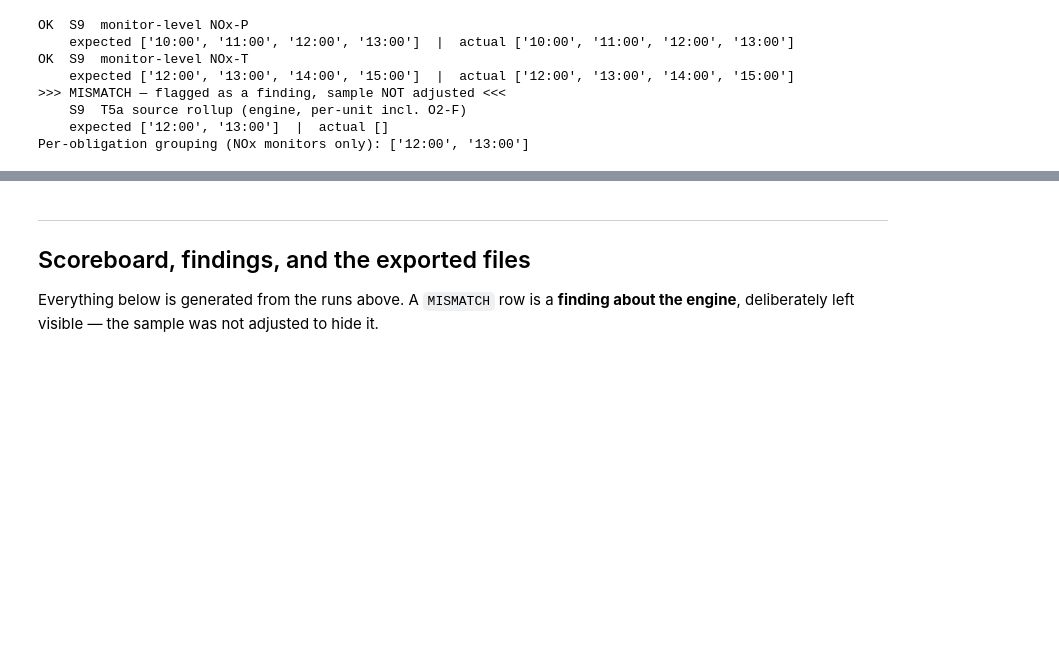
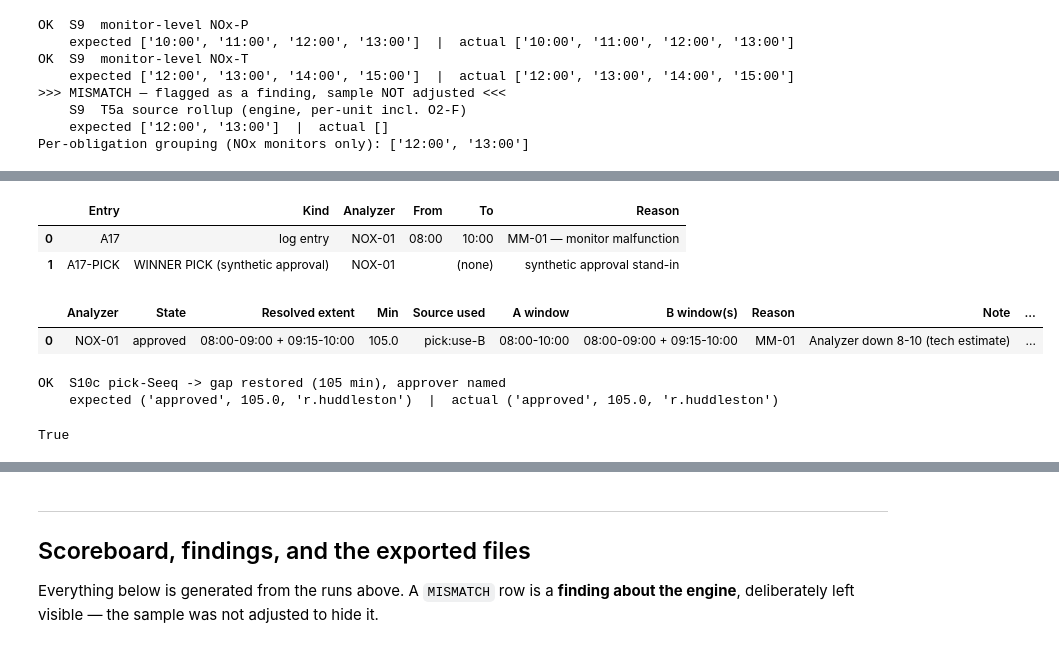
Before and after one commit to ryanhuddleston86/SeeQ-Flare-Project, a Jupyter notebook: clerk_v2/demo_abc.ipynb, the cells around one changed output, grey strips where cells are left out. Saved outputs shown, nothing was run; the diff lists cells and outputs as text; code cells hidden in the pictures; blank space fills up the shorter version.

```diff
--- a/clerk_v2/demo_abc.ipynb
+++ b/clerk_v2/demo_abc.ipynb
@@ -151,14 +155,19 @@ def unit(analyzer, unit_name, basis="", role="not-diluent-corrected", species=""
                         DiluentSpecies=species, DiluentBasis=basis,
                         InServiceDateUTC=in_service)
 
+RUNS = []                 # (scenario, events, capsules, cells) — feeds the
+_CURRENT = {"s": "?"}     # enriched List C export at the end of the notebook
+
 def run_fold(events, capsules, units, operating, start, end):
     config = SiteConfig(SiteTimeZoneIANA="America/New_York", LookbackMonths=8,
                         LateXThresholdDays=7, JitterToleranceMin=5,
                         PartialOperatingHourApplicability={},
                         ReasonParagraphMap=dict(REASON_MAP))
-    return build_grid(events=list(events), capsules=list(capsules),
-                      operating_windows=list(operating), analyzer_units=list(units),
-                      qa_windows=[], config=config, window_start=start, window_end=end)
+    cells = build_grid(events=list(events), capsules=list(capsules),
+                       operating_windows=list(operating), analyzer_units=list(units),
+                       qa_windows=[], config=config, window_start=start, window_end=end)
+    RUNS.append((_CURRENT["s"], list(events), list(capsules), cells))
+    return cells
 # %%
 # Display helpers: input tables, the List C "why" table, and the golden check.
 RULE_WORDS = {
@@ -678,0 +801,19 @@ Per-obligation grouping (NOx monitors only): ['12:00', '13:00']
+# %%
+A2 = A + [pick_event(tech_log, "use-B", "r.huddleston")]
+display(show_a("S10c", A2))
+C = run_fold(A2, B, [unit("NOX-01", "U-S10")], [OperatingWindow("U-S10", H(7), H(11))], H(7), H(11))
+rec = build_list_c(A2, B, C)
+display(show_records("S10c", rec))
+r = rec[0]
+check("S10c pick-Seeq -> gap restored (105 min), approver named",
+      (r.State, r.ResolvedMinutes, r.ApproverName),
+      ("approved", 105.0, "r.huddleston"), "task #5 reconciliation")
+# %% [output]
+|  | Entry | Kind | Analyzer | From | To | Reason |
+| 0 | A17 | log entry | NOX-01 | 08:00 | 10:00 | MM-01 — monitor malfunction |
+| 1 | A17-PICK | WINNER PICK (synthetic approval) | NOX-01 |  | (none) | synthetic approval stand-in |
+|  | Analyzer | State | Resolved extent | Min | Source used | A window | B window(s) | Reason | Note | ... |
+| 0 | NOX-01 | approved | 08:00-09:00 + 09:15-10:00 | 105.0 | pick:use-B | 08:00-10:00 | 08:00-09:00 + 09:15-10:00 | MM-01 | Analyzer down 8-10 (tech estimate) | ... |
+OK  S10c pick-Seeq -> gap restored (105 min), approver named
+    expected ('approved', 105.0, 'r.huddleston')  |  actual ('approved', 105.0, 'r.huddleston')
+True
```
Also changed, not shown: parts of 14 cells of this notebook, 5 other files.
